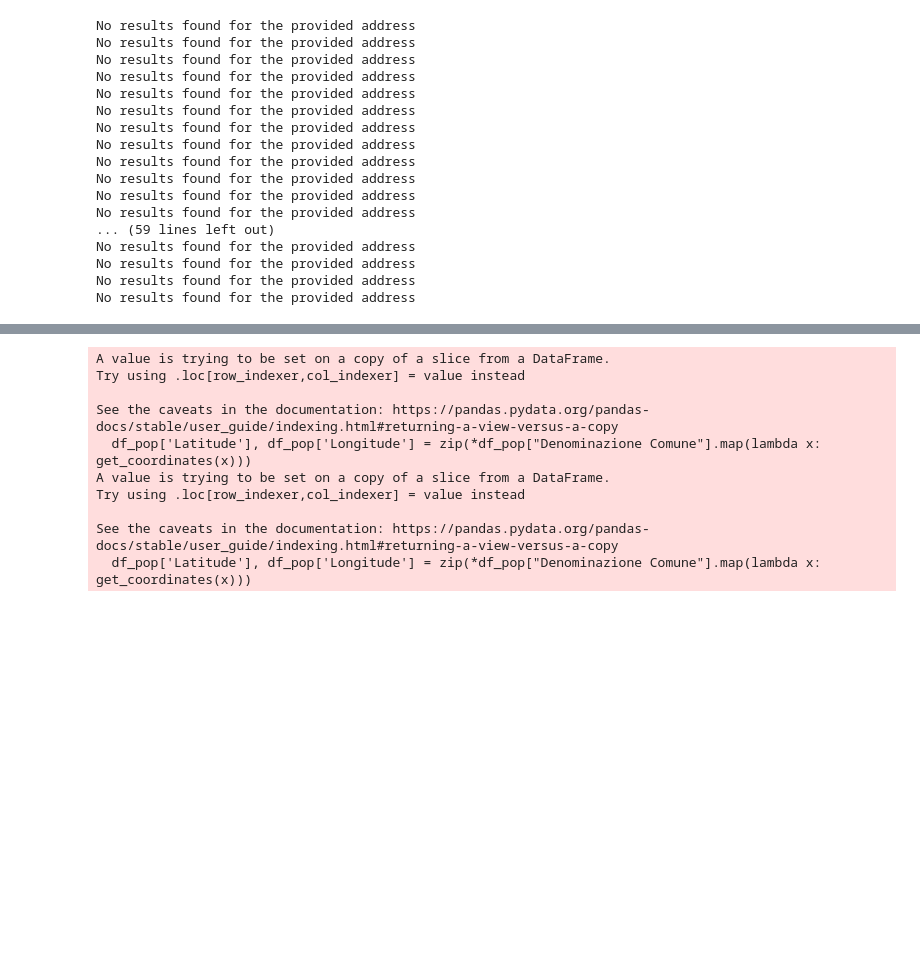
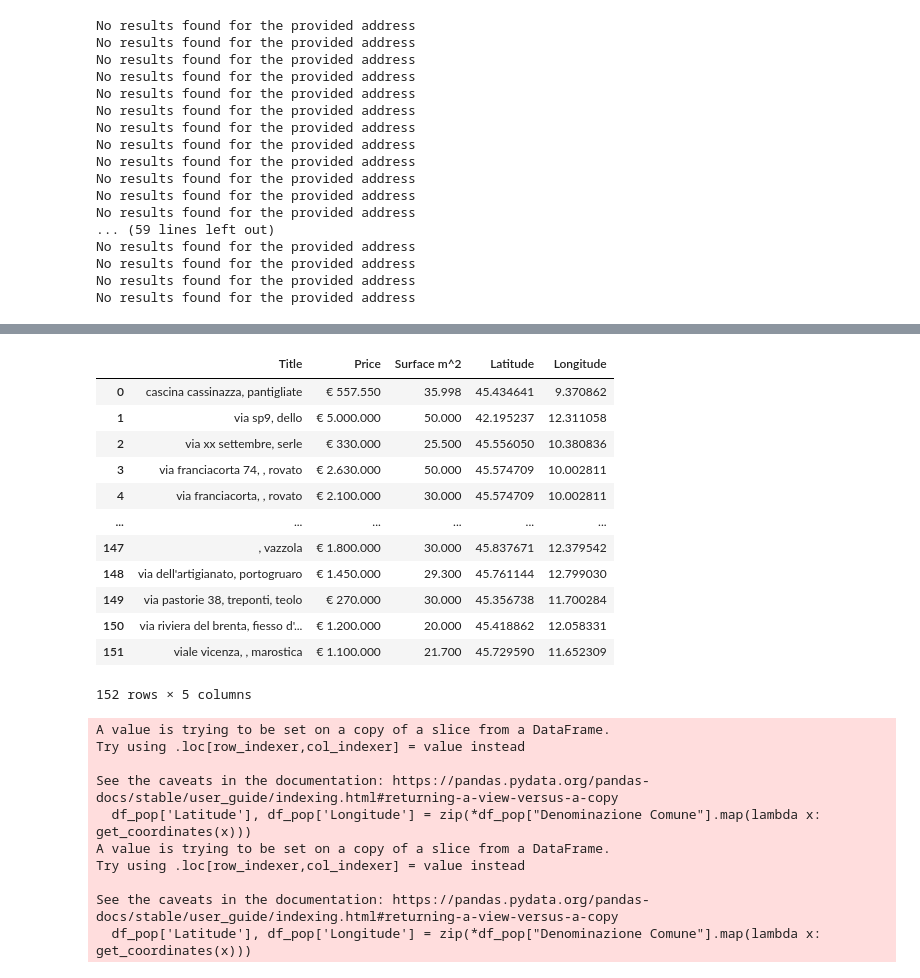
Before and after one commit to LoreJob/Logistic-Problem-Walmart, a Jupyter notebook: ProjectTemplate.ipynb, the cells around one changed output, grey strips where cells are left out. Drawn from its saved outputs; the diff is of its cells as text; code cells hidden in the pictures; blank space fills up the shorter version.

Commit message:
saving the prop df as csv

```diff
--- a/ProjectTemplate.ipynb
+++ b/ProjectTemplate.ipynb
@@ -423,6 +427,24 @@ Data columns (total 5 columns):
  4   Longitude    152 non-null    float64
 dtypes: float64(3), object(2)
 memory usage: 7.1+ KB
+# %%
+df_prop.reset_index(inplace=True, drop = True)
+df_prop.to_csv("df_prop")
+df_prop
+# %% [output]
+|  | Title | Price | Surface m^2 | Latitude | Longitude |
+| 0 | cascina cassinazza, pantigliate | € 557.550 | 35.998 | 45.434641 | 9.370862 |
+| 1 | via sp9, dello | € 5.000.000 | 50.000 | 42.195237 | 12.311058 |
+| 2 | via xx settembre, serle | € 330.000 | 25.500 | 45.556050 | 10.380836 |
+| 3 | via franciacorta 74, , rovato | € 2.630.000 | 50.000 | 45.574709 | 10.002811 |
+| 4 | via franciacorta, , rovato | € 2.100.000 | 30.000 | 45.574709 | 10.002811 |
+| ... | ... | ... | ... | ... | ... |
+| 147 | , vazzola | € 1.800.000 | 30.000 | 45.837671 | 12.379542 |
+| 148 | via dell'artigianato, portogruaro | € 1.450.000 | 29.300 | 45.761144 | 12.799030 |
+| 149 | via pastorie 38, treponti, teolo | € 270.000 | 30.000 | 45.356738 | 11.700284 |
+| 150 | via riviera del brenta, fiesso d'... | € 1.200.000 | 20.000 | 45.418862 | 12.058331 |
+| 151 | viale vicenza, , marostica | € 1.100.000 | 21.700 | 45.729590 | 11.652309 |
+152 rows × 5 columns
 # %%
 import pandas as pd
 df = pd.read_excel("Lombardia_tavole2021-Censimento-permanente.xlsx", sheet_name="Tavola A1_COMUNI", skiprows=2)
```
Also changed, not shown: parts of 3 cells of this notebook, 1 other file.
